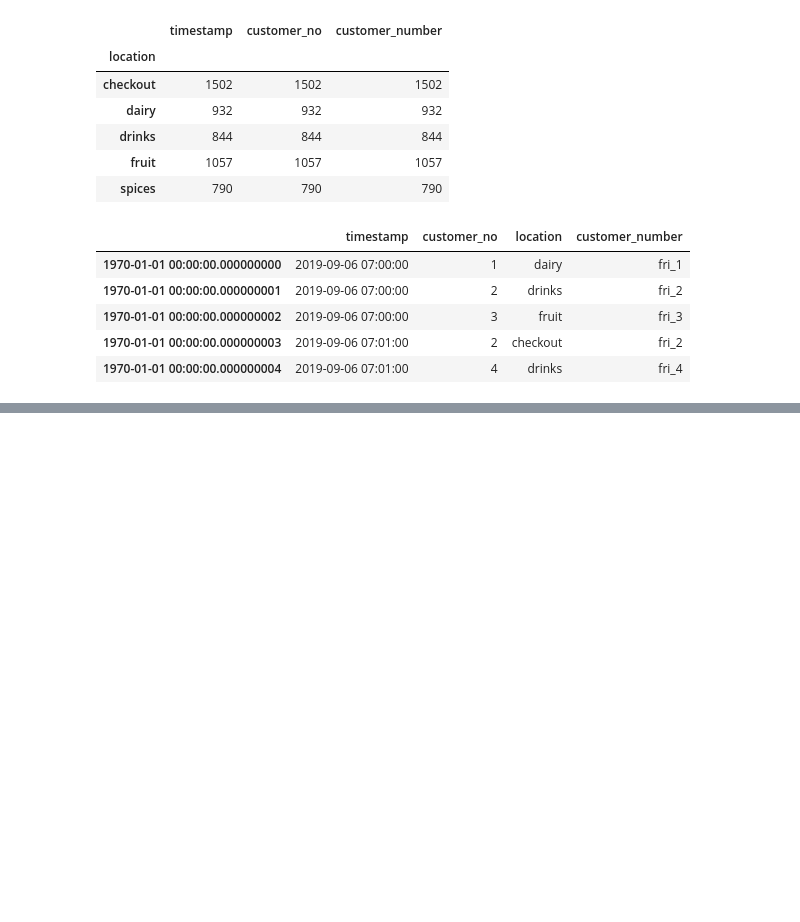
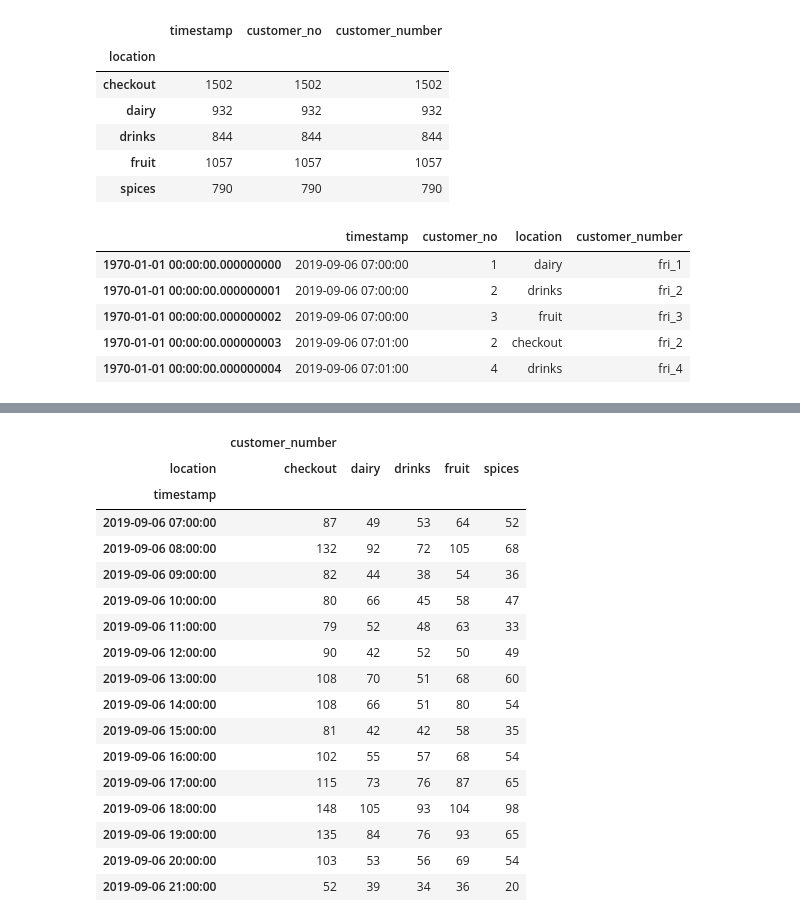
Before and after one commit to VRBysani/WeeK_08_project, a Jupyter notebook: 08_Week_Moh_Hayri_Viswa_Project.ipynb, the cells around one changed output, grey strips where cells are left out. Drawn from its saved outputs; the diff is of its cells as text; code cells hidden in the pictures; blank space fills up the shorter version.

```diff
--- a/08_Week_Moh_Hayri_Viswa_Project.ipynb
+++ b/08_Week_Moh_Hayri_Viswa_Project.ipynb
@@ -115,0 +154,21 @@ memory usage: 2.9+ KB
+# %%
+df.unstack(level= 0)
+# %% [output]
+|  | customer_number |  |  |  |  |
+| location | checkout | dairy | drinks | fruit | spices |
+| timestamp |  |  |  |  |  |
+| 2019-09-06 07:00:00 | 87 | 49 | 53 | 64 | 52 |
+| 2019-09-06 08:00:00 | 132 | 92 | 72 | 105 | 68 |
+| 2019-09-06 09:00:00 | 82 | 44 | 38 | 54 | 36 |
+| 2019-09-06 10:00:00 | 80 | 66 | 45 | 58 | 47 |
+| 2019-09-06 11:00:00 | 79 | 52 | 48 | 63 | 33 |
+| 2019-09-06 12:00:00 | 90 | 42 | 52 | 50 | 49 |
+| 2019-09-06 13:00:00 | 108 | 70 | 51 | 68 | 60 |
+| 2019-09-06 14:00:00 | 108 | 66 | 51 | 80 | 54 |
+| 2019-09-06 15:00:00 | 81 | 42 | 42 | 58 | 35 |
+| 2019-09-06 16:00:00 | 102 | 55 | 57 | 68 | 54 |
+| 2019-09-06 17:00:00 | 115 | 73 | 76 | 87 | 65 |
+| 2019-09-06 18:00:00 | 148 | 105 | 93 | 104 | 98 |
+| 2019-09-06 19:00:00 | 135 | 84 | 76 | 93 | 65 |
+| 2019-09-06 20:00:00 | 103 | 53 | 56 | 69 | 54 |
+| 2019-09-06 21:00:00 | 52 | 39 | 34 | 36 | 20 |
```
Also changed, not shown: parts of 10 cells of this notebook.
